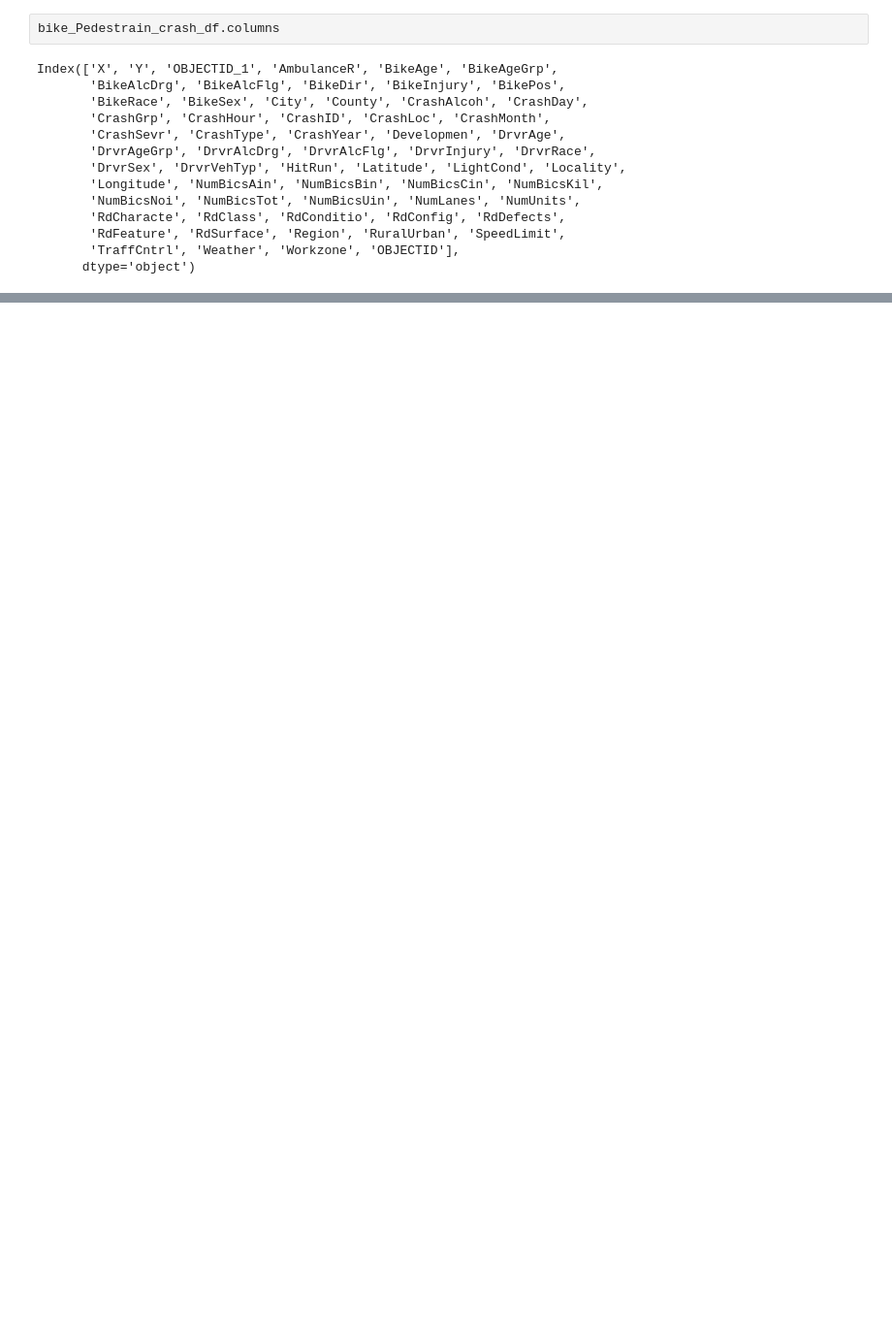
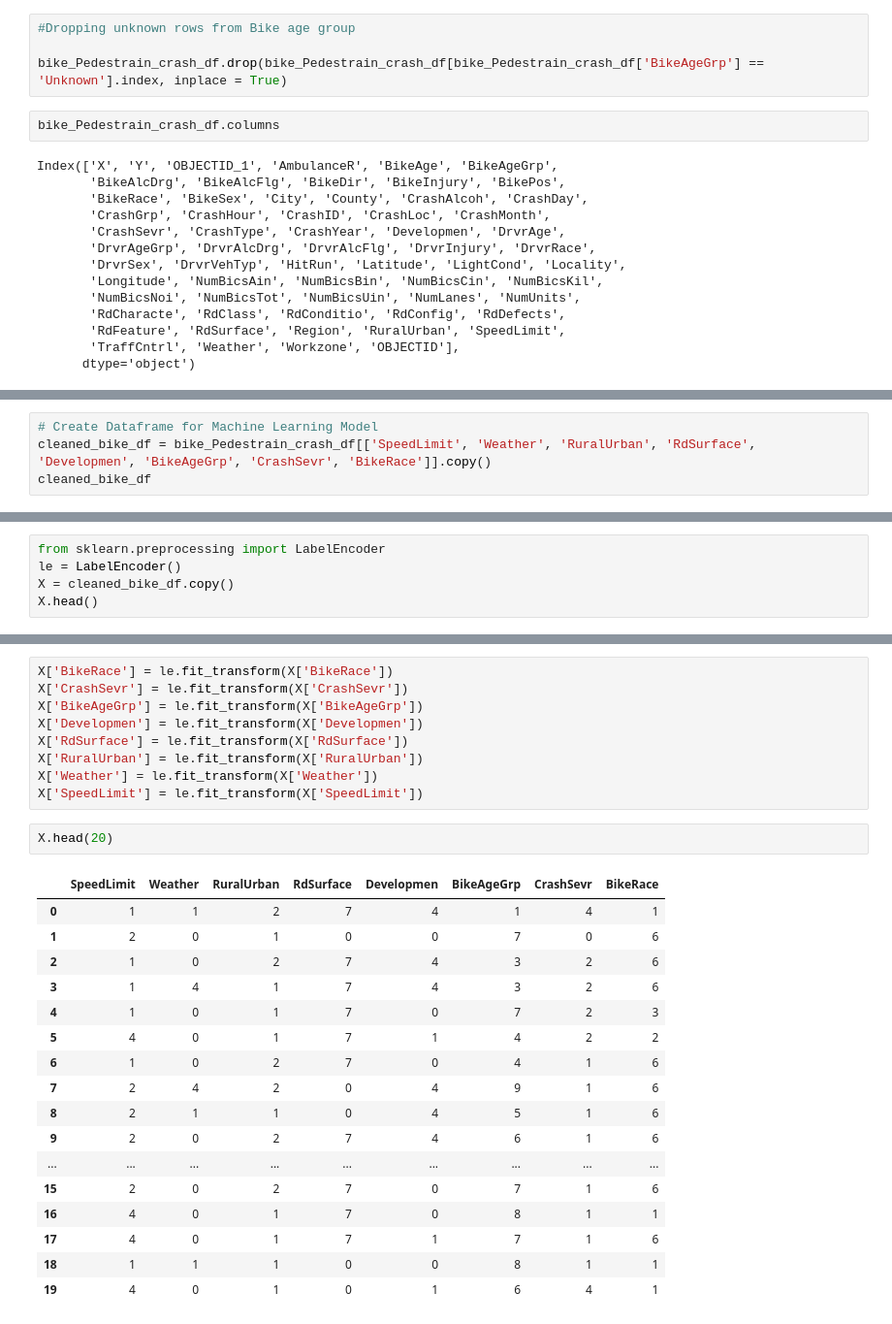
Before and after one commit to pawankumar1980/Final_Project_Bike_Pedestrian_Crash_Analysis, a Jupyter notebook: Bike_Pedestrian_Crash_Analysis.ipynb, the cells around one changed output, grey strips where cells are left out. Shown: that part at 97% size. Drawn from its saved outputs; the diff is of its cells as text; blank space fills up the shorter version.

```diff
--- a/Bike_Pedestrian_Crash_Analysis.ipynb
+++ b/Bike_Pedestrian_Crash_Analysis.ipynb
@@ -36,3 +18,7 @@ memory usage: 5.8+ MB
+# %%
+#Dropping unknown rows from Bike age group
+
+bike_Pedestrain_crash_df.drop(bike_Pedestrain_crash_df[bike_Pedestrain_crash_df['BikeAgeGrp'] == 'Unknown'].index, inplace = True)
 # %%
 bike_Pedestrain_crash_df.columns
 # %% [output]
@@ -51,0 +121,4 @@ Index(['X', 'Y', 'OBJECTID_1', 'AmbulanceR', 'BikeAge', 'BikeAgeGrp',
+# %%
+# Create Dataframe for Machine Learning Model
+cleaned_bike_df = bike_Pedestrain_crash_df[['SpeedLimit', 'Weather', 'RuralUrban', 'RdSurface', 'Developmen', 'BikeAgeGrp', 'CrashSevr', 'BikeRace']].copy()
+cleaned_bike_df
@@ -51,0 +190,5 @@ Index(['X', 'Y', 'OBJECTID_1', 'AmbulanceR', 'BikeAge', 'BikeAgeGrp',
+# %%
+from sklearn.preprocessing import LabelEncoder
+le = LabelEncoder()
+X = cleaned_bike_df.copy()
+X.head()
@@ -51,0 +236,29 @@ Index(['X', 'Y', 'OBJECTID_1', 'AmbulanceR', 'BikeAge', 'BikeAgeGrp',
+# %%
+X['BikeRace'] = le.fit_transform(X['BikeRace'])
+X['CrashSevr'] = le.fit_transform(X['CrashSevr'])
+X['BikeAgeGrp'] = le.fit_transform(X['BikeAgeGrp'])
+X['Developmen'] = le.fit_transform(X['Developmen'])
+X['RdSurface'] = le.fit_transform(X['RdSurface'])
+X['RuralUrban'] = le.fit_transform(X['RuralUrban'])
+X['Weather'] = le.fit_transform(X['Weather'])
+X['SpeedLimit'] = le.fit_transform(X['SpeedLimit'])
+# %%
+X.head(20)
+# %% [output]
+|  | SpeedLimit | Weather | RuralUrban | RdSurface | Developmen | BikeAgeGrp | CrashSevr | BikeRace |
+| 0 | 1 | 1 | 2 | 7 | 4 | 1 | 4 | 1 |
+| 1 | 2 | 0 | 1 | 0 | 0 | 7 | 0 | 6 |
+| 2 | 1 | 0 | 2 | 7 | 4 | 3 | 2 | 6 |
+| 3 | 1 | 4 | 1 | 7 | 4 | 3 | 2 | 6 |
+| 4 | 1 | 0 | 1 | 7 | 0 | 7 | 2 | 3 |
+| 5 | 4 | 0 | 1 | 7 | 1 | 4 | 2 | 2 |
+| 6 | 1 | 0 | 2 | 7 | 0 | 4 | 1 | 6 |
+| 7 | 2 | 4 | 2 | 0 | 4 | 9 | 1 | 6 |
+| 8 | 2 | 1 | 1 | 0 | 4 | 5 | 1 | 6 |
+| 9 | 2 | 0 | 2 | 7 | 4 | 6 | 1 | 6 |
+| ... | ... | ... | ... | ... | ... | ... | ... | ... |
+| 15 | 2 | 0 | 2 | 7 | 0 | 7 | 1 | 6 |
+| 16 | 4 | 0 | 1 | 7 | 0 | 8 | 1 | 1 |
+| 17 | 4 | 0 | 1 | 7 | 1 | 7 | 1 | 6 |
+| 18 | 1 | 1 | 1 | 0 | 0 | 8 | 1 | 1 |
+| 19 | 4 | 0 | 1 | 0 | 1 | 6 | 4 | 1 |
```
Also changed, not shown: parts of 19 cells of this notebook.
